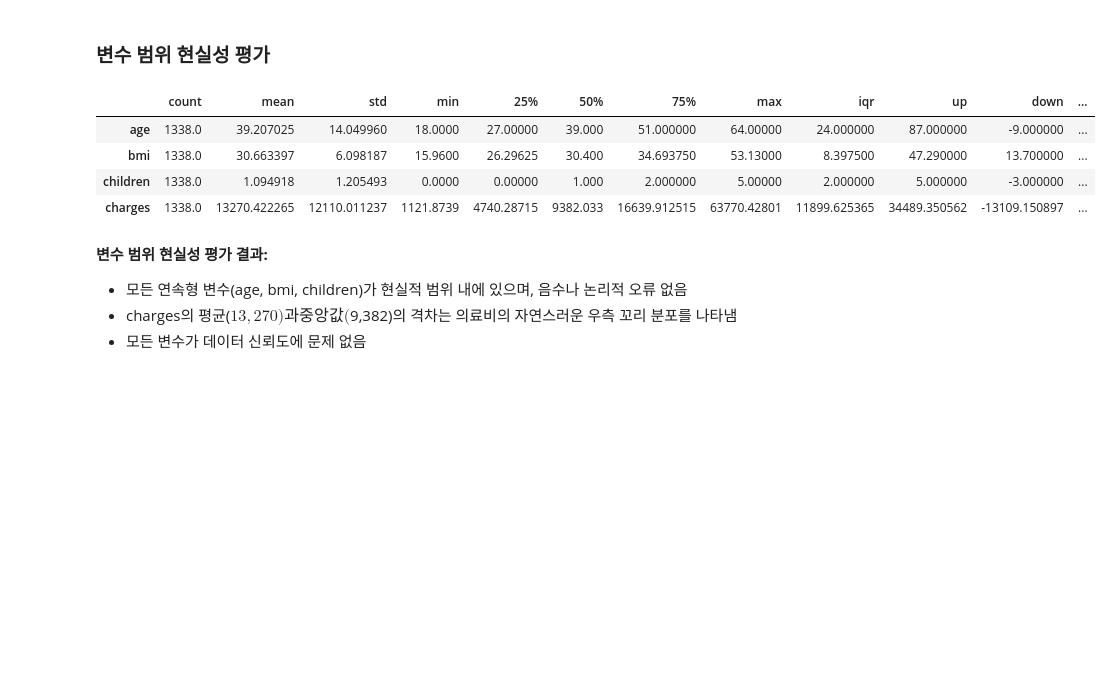
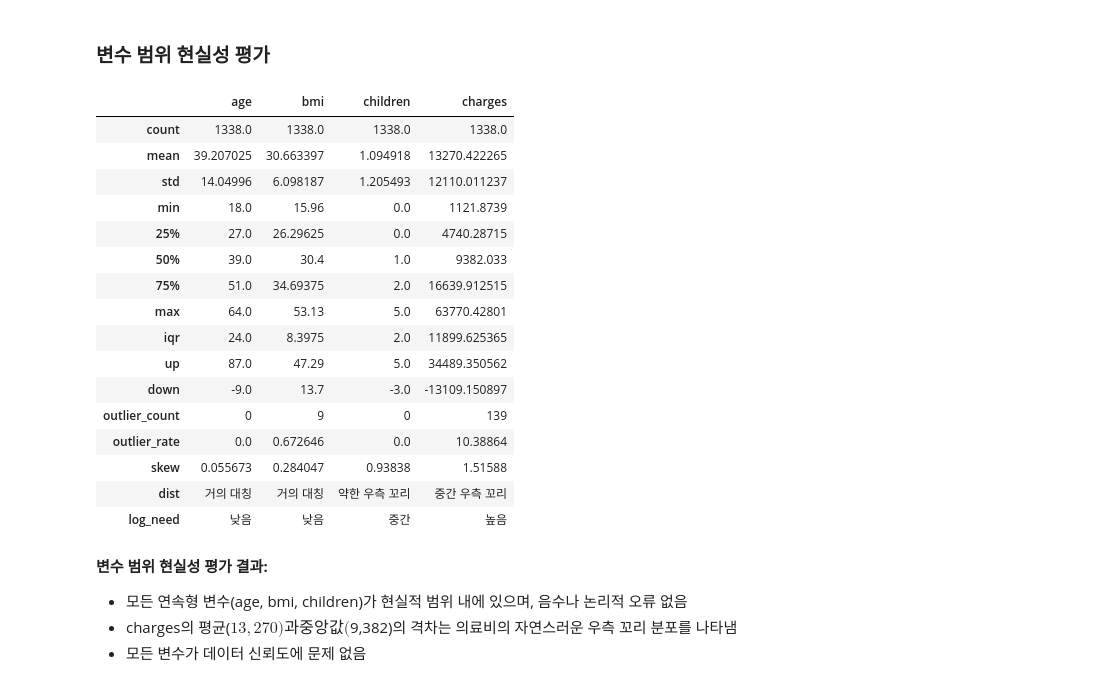
Before and after one commit to leekh4232/hossam-py, a Jupyter notebook: work.ipynb, the cells around one changed output. Cells and saved outputs as stored; diff of their text form; code cells hidden in the pictures; blank space fills up the shorter version.

```diff
--- a/work.ipynb
+++ b/work.ipynb
@@ -159,13 +150,25 @@ display(hs_stats.category_summary(origin))
 # %% [markdown]
 ### 변수 범위 현실성 평가
 # %%
-hs_stats.summary(origin)
+hs_stats.discribe(origin).T
 # %% [output]
-|  | count | mean | std | min | 25% | 50% | 75% | max | iqr | up | down | ... |
-| age | 1338.0 | 39.207025 | 14.049960 | 18.0000 | 27.00000 | 39.000 | 51.000000 | 64.00000 | 24.000000 | 87.000000 | -9.000000 | ... |
-| bmi | 1338.0 | 30.663397 | 6.098187 | 15.9600 | 26.29625 | 30.400 | 34.693750 | 53.13000 | 8.397500 | 47.290000 | 13.700000 | ... |
-| children | 1338.0 | 1.094918 | 1.205493 | 0.0000 | 0.00000 | 1.000 | 2.000000 | 5.00000 | 2.000000 | 5.000000 | -3.000000 | ... |
-| charges | 1338.0 | 13270.422265 | 12110.011237 | 1121.8739 | 4740.28715 | 9382.033 | 16639.912515 | 63770.42801 | 11899.625365 | 34489.350562 | -13109.150897 | ... |
+|  | age | bmi | children | charges |
+| count | 1338.0 | 1338.0 | 1338.0 | 1338.0 |
+| mean | 39.207025 | 30.663397 | 1.094918 | 13270.422265 |
+| std | 14.04996 | 6.098187 | 1.205493 | 12110.011237 |
+| min | 18.0 | 15.96 | 0.0 | 1121.8739 |
+| 25% | 27.0 | 26.29625 | 0.0 | 4740.28715 |
+| 50% | 39.0 | 30.4 | 1.0 | 9382.033 |
+| 75% | 51.0 | 34.69375 | 2.0 | 16639.912515 |
+| max | 64.0 | 53.13 | 5.0 | 63770.42801 |
+| iqr | 24.0 | 8.3975 | 2.0 | 11899.625365 |
+| up | 87.0 | 47.29 | 5.0 | 34489.350562 |
+| down | -9.0 | 13.7 | -3.0 | -13109.150897 |
+| outlier_count | 0 | 9 | 0 | 139 |
+| outlier_rate | 0.0 | 0.672646 | 0.0 | 10.38864 |
+| skew | 0.055673 | 0.284047 | 0.93838 | 1.51588 |
+| dist | 거의 대칭 | 거의 대칭 | 약한 우측 꼬리 | 중간 우측 꼬리 |
+| log_need | 낮음 | 낮음 | 중간 | 높음 |
 # %% [markdown]
 **변수 범위 현실성 평가 결과:**
 - 모든 연속형 변수(age, bmi, children)가 현실적 범위 내에 있으며, 음수나 논리적 오류 없음
```
Also changed, not shown: parts of 61 cells of this notebook, 7 other files.
